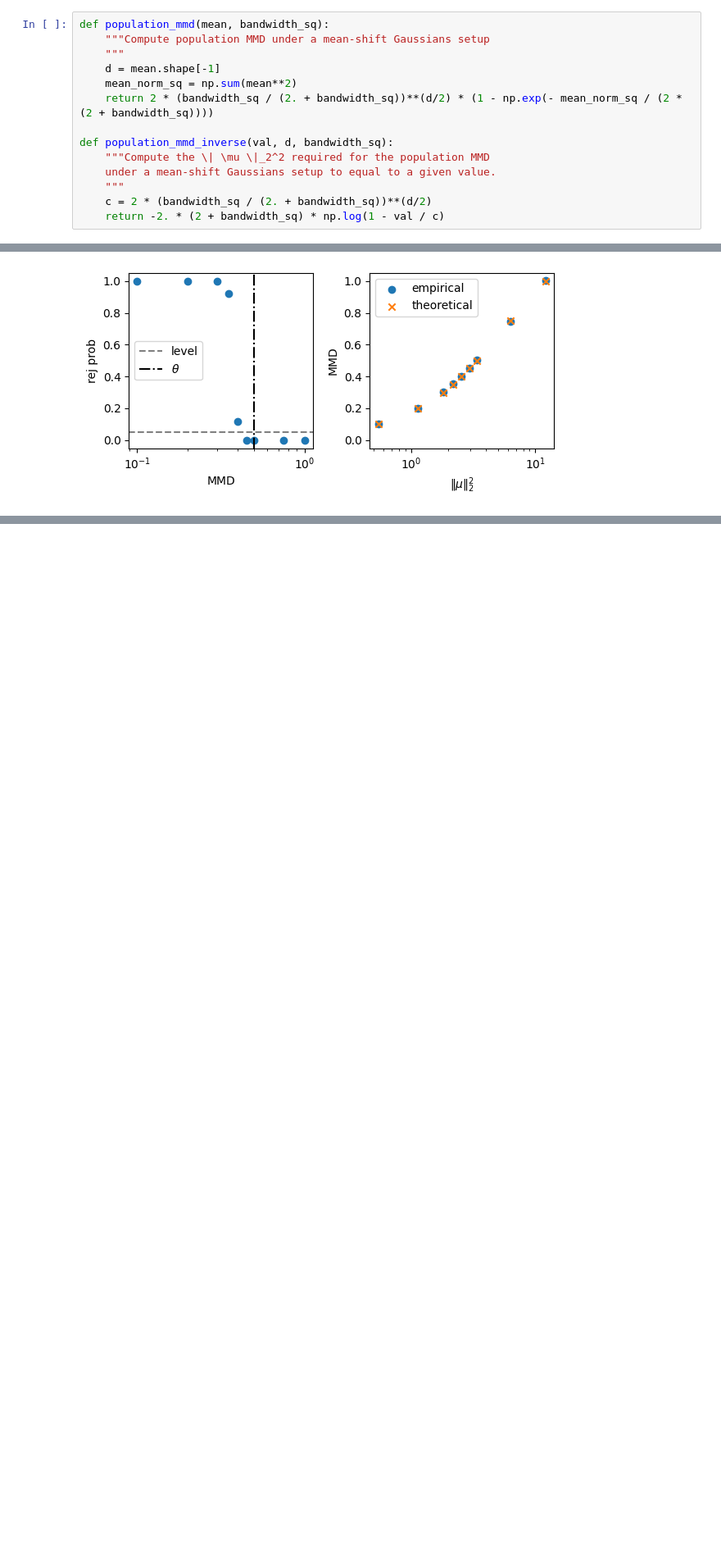
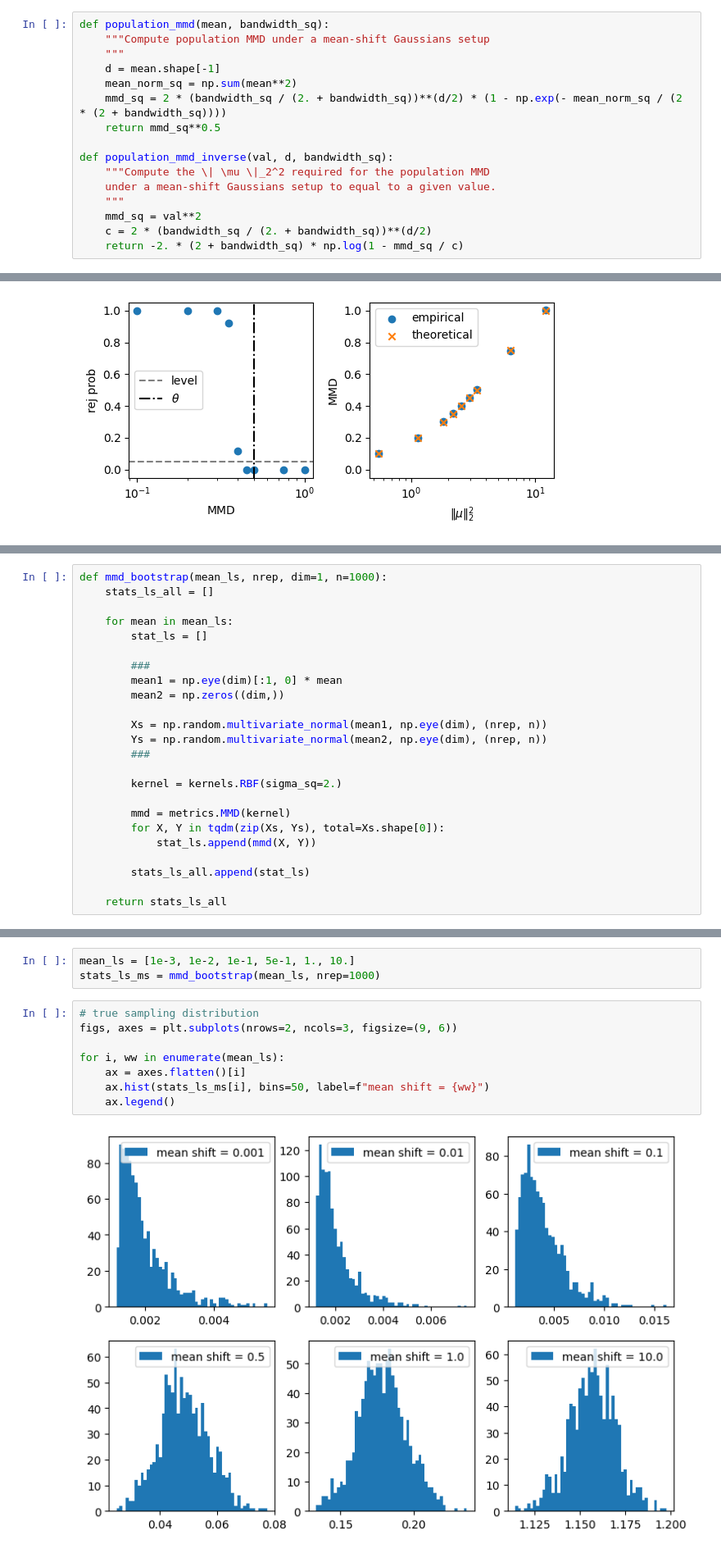
Before and after one commit to XingLLiu/robust-kernel-test, a Jupyter notebook: notebooks/reversed.ipynb, the cells around one changed output, grey strips where cells are left out. Shown at 82% size. Saved outputs shown, nothing was run; the diff lists cells and outputs as text; blank space fills up the shorter version.

```diff
--- a/notebooks/reversed.ipynb
+++ b/notebooks/reversed.ipynb
@@ -99,14 +103,16 @@ def population_mmd(mean, bandwidth_sq):
     """
     d = mean.shape[-1]
     mean_norm_sq = np.sum(mean**2)
-    return 2 * (bandwidth_sq / (2. + bandwidth_sq))**(d/2) * (1 - np.exp(- mean_norm_sq / (2 * (2 + bandwidth_sq))))
+    mmd_sq = 2 * (bandwidth_sq / (2. + bandwidth_sq))**(d/2) * (1 - np.exp(- mean_norm_sq / (2 * (2 + bandwidth_sq))))
+    return mmd_sq**0.5
 
 def population_mmd_inverse(val, d, bandwidth_sq):
     """Compute the \| \mu \|_2^2 required for the population MMD
     under a mean-shift Gaussians setup to equal to a given value.
     """
+    mmd_sq = val**2
     c = 2 * (bandwidth_sq / (2. + bandwidth_sq))**(d/2)
-    return -2. * (2 + bandwidth_sq) * np.log(1 - val / c)
+    return -2. * (2 + bandwidth_sq) * np.log(1 - mmd_sq / c)
 # %%
 np.sum((np.eye(dim)[:1, 0] * 1.)**2)
 # %% [output]
@@ -188,0 +197,24 @@ _ = plt.tight_layout()
+# %%
+def mmd_bootstrap(mean_ls, nrep, dim=1, n=1000):
+    stats_ls_all = []
+
+    for mean in mean_ls:
+        stat_ls = []
+
+        ###
+        mean1 = np.eye(dim)[:1, 0] * mean
+        mean2 = np.zeros((dim,))
+
+        Xs = np.random.multivariate_normal(mean1, np.eye(dim), (nrep, n))
+        Ys = np.random.multivariate_normal(mean2, np.eye(dim), (nrep, n))
+        ###
+
+        kernel = kernels.RBF(sigma_sq=2.)
+
+        mmd = metrics.MMD(kernel)
+        for X, Y in tqdm(zip(Xs, Ys), total=Xs.shape[0]):
+            stat_ls.append(mmd(X, Y))
+
+        stats_ls_all.append(stat_ls)
+
+    return stats_ls_all
@@ -188,0 +223,13 @@ _ = plt.tight_layout()
+# %%
+mean_ls = [1e-3, 1e-2, 1e-1, 5e-1, 1., 10.]
+stats_ls_ms = mmd_bootstrap(mean_ls, nrep=1000)
+# %%
+# true sampling distribution
+figs, axes = plt.subplots(nrows=2, ncols=3, figsize=(9, 6))
+
+for i, ww in enumerate(mean_ls):
+    ax = axes.flatten()[i]
+    ax.hist(stats_ls_ms[i], bins=50, label=f"mean shift = {ww}")
+    ax.legend()
+# %% [output]
+[figure, added]
```
Also changed, not shown: parts of 8 cells of this notebook, 5 other files.
